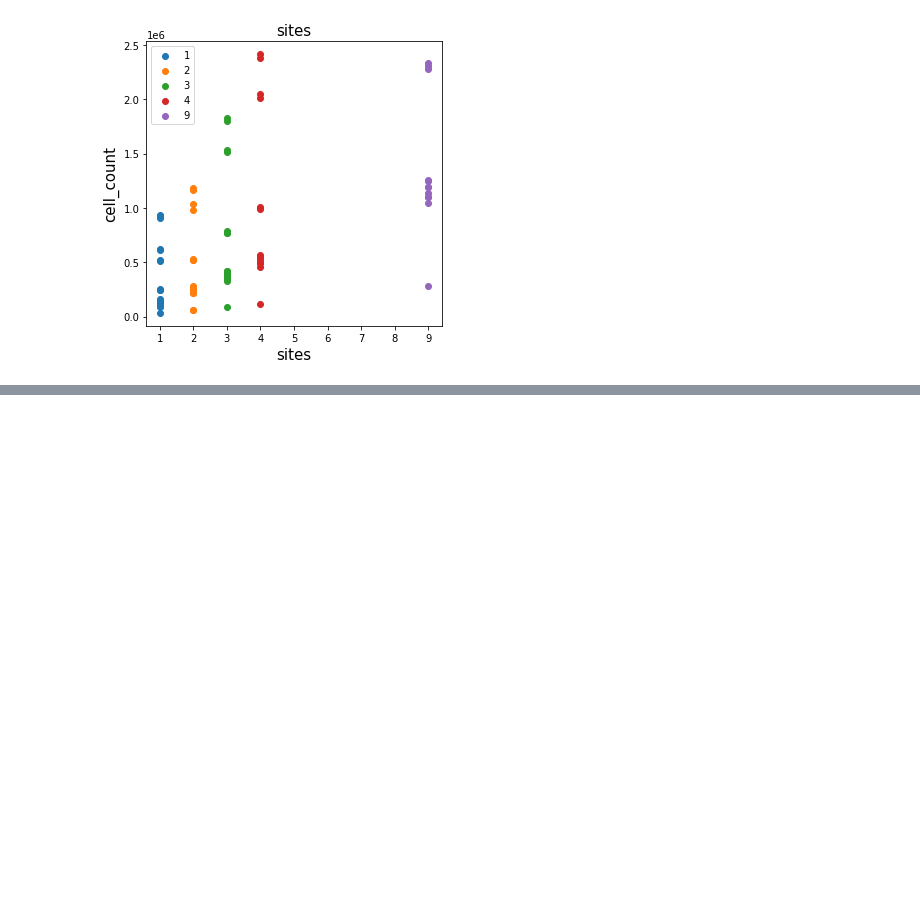
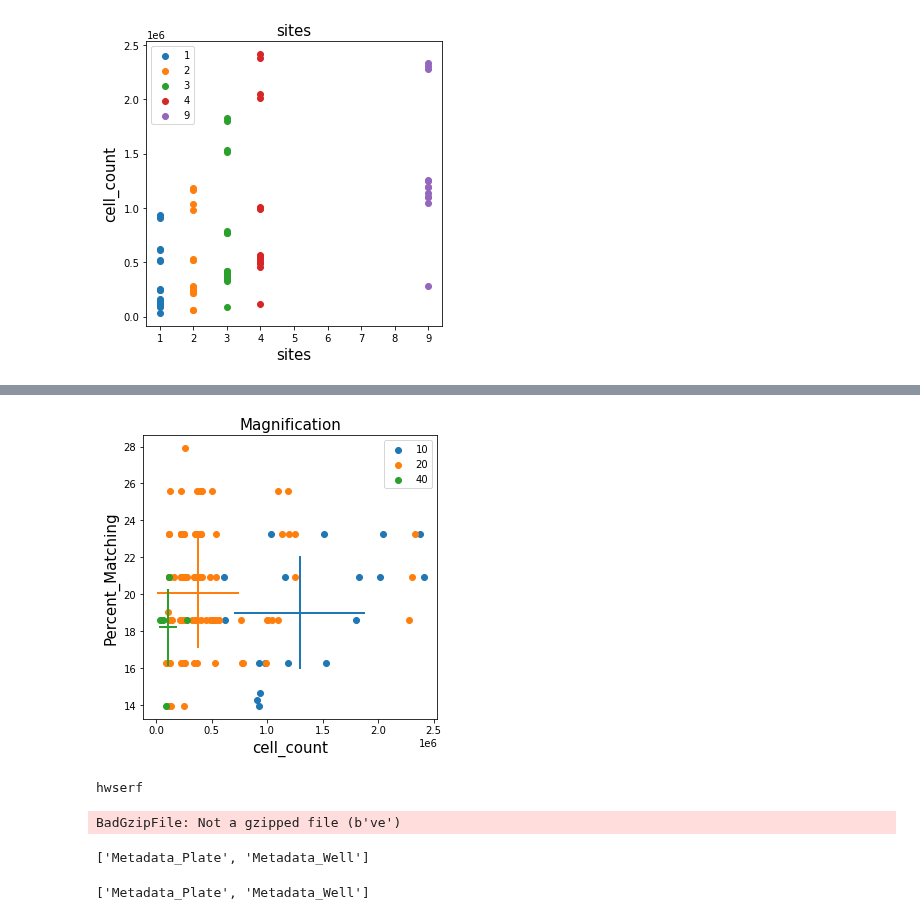
Before and after one commit to jump-cellpainting/jump-scope-analysis, a Jupyter notebook: notebooks/figures/supplementary/supplementary.ipynb, the cells around one changed output, grey strips where cells are left out. Saved outputs shown, nothing was run; the diff lists cells and outputs as text; code cells hidden in the pictures; blank space fills up the shorter version.

```diff
--- a/notebooks/figures/supplementary/supplementary.ipynb
+++ b/notebooks/figures/supplementary/supplementary.ipynb
@@ -162,0 +207,45 @@ fig.savefig("(4)-cell_count-vs-sites.png")
+# %%
+group = "Magnification"
+
+df_subset = match_rep_df[(match_rep_df["sphering"] == True)]
+
+additional_cols = {
+    "col1": ["cell_count", "Mean_Cell_Count", lambda x: np.mean(x)],
+    "col2": ["cell_count", "SD_Cell_Count", lambda z: float('%.3f'%np.std(z))]
+}
+group_df = utilssphering.find_group_avg_df(df_subset, group, add_cols=additional_cols)
+
+fig, ax = plt.subplots(figsize=(5,5))
+
+utilssphering.group_plot(
+    df=group_df,
+    x="Mean_Cell_Count",
+    y="Mean_Percent_Matching",
+    group=group,
+    error_x="SD_Cell_Count",
+    error_y="SD_Percent_Matching",
+    fig=fig,
+    ax_=ax
+)
+utilssphering.group_plot(
+    df_subset,
+    "cell_count",
+    "Percent_Matching",
+    group=group,
+    fig=fig,
+    ax_=ax,
+    legend=True)
+
+
+fig.savefig("(6)-match-vs-cell_count-mag.png", dpi=300)
+# %% [output]
+[figure, added]
+# %%
+d = {
+    "k1": "true"
+}
+
+if d["k1"] == "true":
+    print("hwserf")
+# %% [output]
+hwserf
@@ -162,0 +265,17 @@ fig.savefig("(4)-cell_count-vs-sites.png")
+# %%
+# df = pd.read_csv("/Users/ctromans/image-analysis/jump_scope/jump-scope/profiles_original/Scope1_Yokogawa_US_40X_BRO0117059/BRO0117059_40x/BRO0117059_40x.csv.gz")
+df = pd.read_csv("/Users/ctromans/image-analysis/jump_scope/jump-scope/profiles_original/Scope1_Yokogawa_US_40X_BRO0117059/BRO0117059_40x/BRO0117059_40x.csv.gz")
+[i for i in df.columns if "Metadata" in i]
+# %% [output]
+BadGzipFile: Not a gzipped file (b've')
+# %%
+# df = pd.read_csv("/Users/ctromans/image-analysis/jump_scope/jump-scope/profiles_original/Scope1_Yokogawa_US_40X_BRO0117059/BRO0117059_40x/BRO0117059_40x.csv.gz")
+df = pd.read_csv("/Users/ctromans/image-analysis/jump_scope/test/jump-scope/profiles/Scope1_Yokogawa_US_40X_BRO0117059/BRO0117059_40x/BRO0117059_40x.csv.gz")
+[i for i in df.columns if "Metadata" in i]
+# %% [output]
+['Metadata_Plate', 'Metadata_Well']
+# %%
+df = pd.read_csv("/Users/ctromans/image-analysis/jump_scope/jump-scope/profiles_original/Scope1_Yokogawa_US_40X_BRO0117059/BRO0117059_40x/BRO0117059_40x.csv.gz")
+[i for i in df.columns if "Metadata" in i]
+# %% [output]
+['Metadata_Plate', 'Metadata_Well']
```
Also changed, not shown: parts of 9 cells of this notebook, 40 other files.
